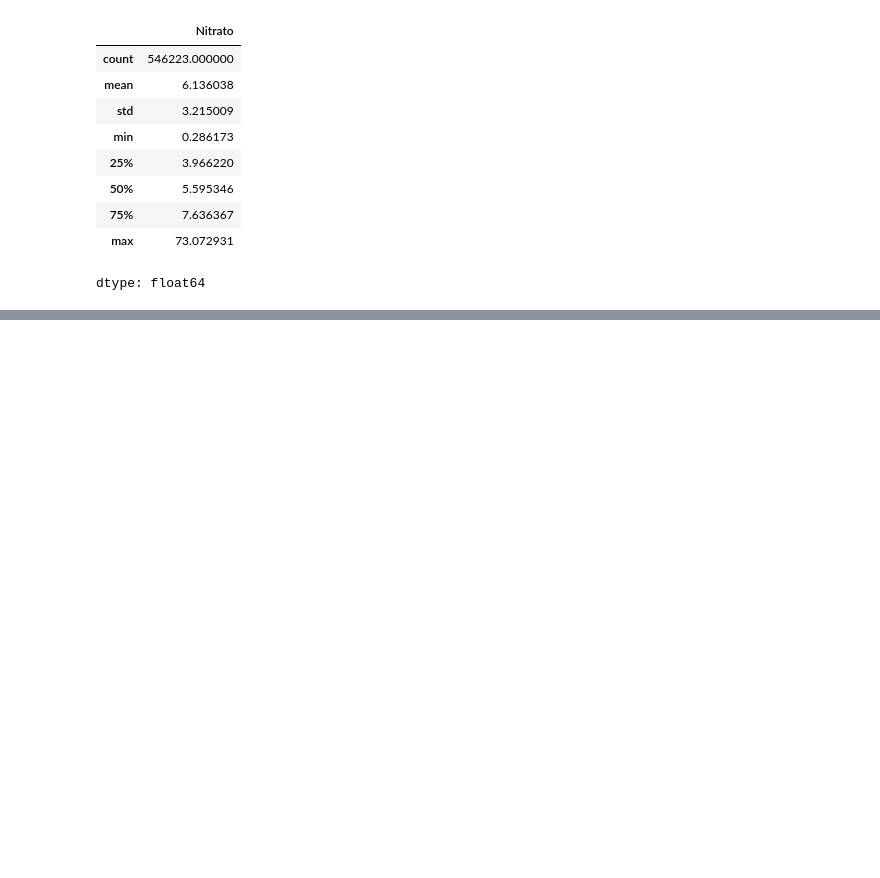
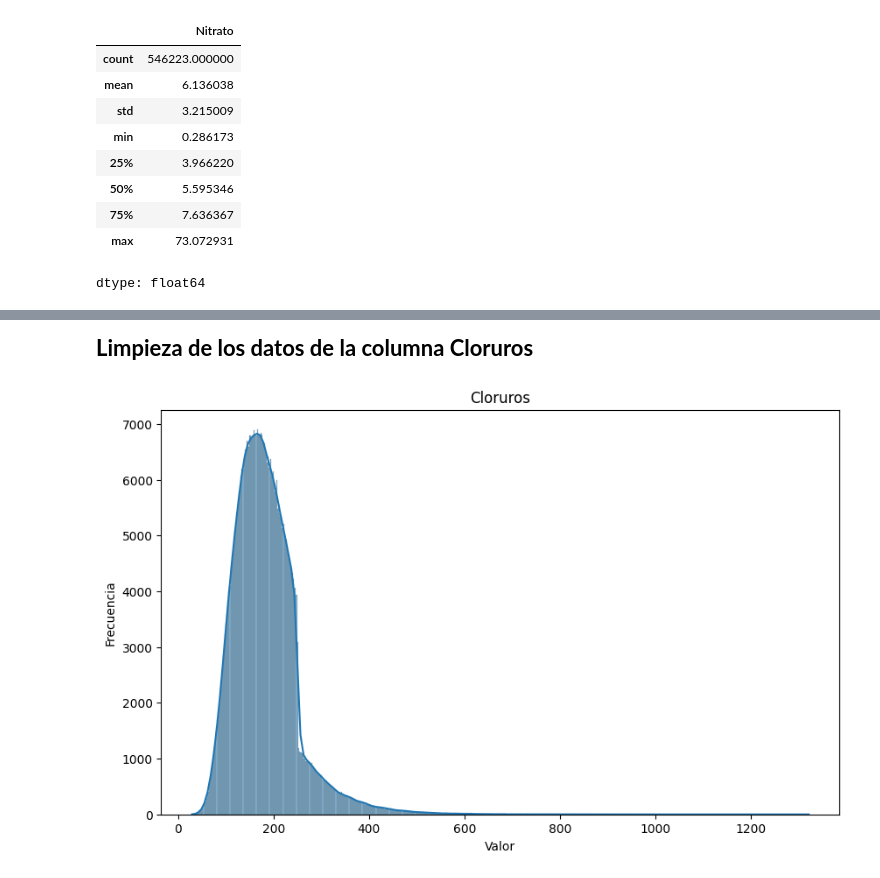
Before and after one commit to Guadalescano/water_quality, a Jupyter notebook: water_quality.ipynb, the cells around one changed output, grey strips where cells are left out. Saved outputs shown, nothing was run; the diff lists cells and outputs as text; code cells hidden in the pictures; blank space fills up the shorter version.

```diff
--- a/water_quality.ipynb
+++ b/water_quality.ipynb
@@ -273,0 +325,13 @@ AttributeError: 'numpy.int64' object has no attribute 'isna'
+# %% [markdown]
+<b style="font-size:22px">Limpieza de los datos de la columna Cloruros
+</b>
+# %%
+# Observamos la distribuición de la columna Cloruros:
+plt.figure(figsize=(10, 6))
+sns.histplot(df['Cloruros'], kde=True)
+plt.title('Cloruros')
+plt.xlabel('Valor')
+plt.ylabel('Frecuencia')
+plt.show()
+# %% [output]
+[figure, added]
```
Also changed, not shown: parts of 52 cells of this notebook.
